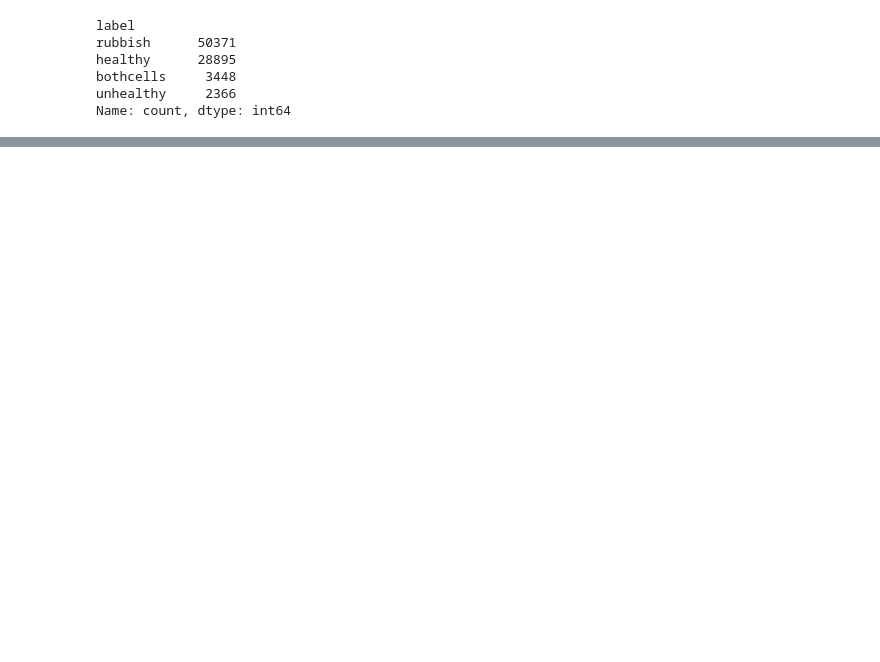
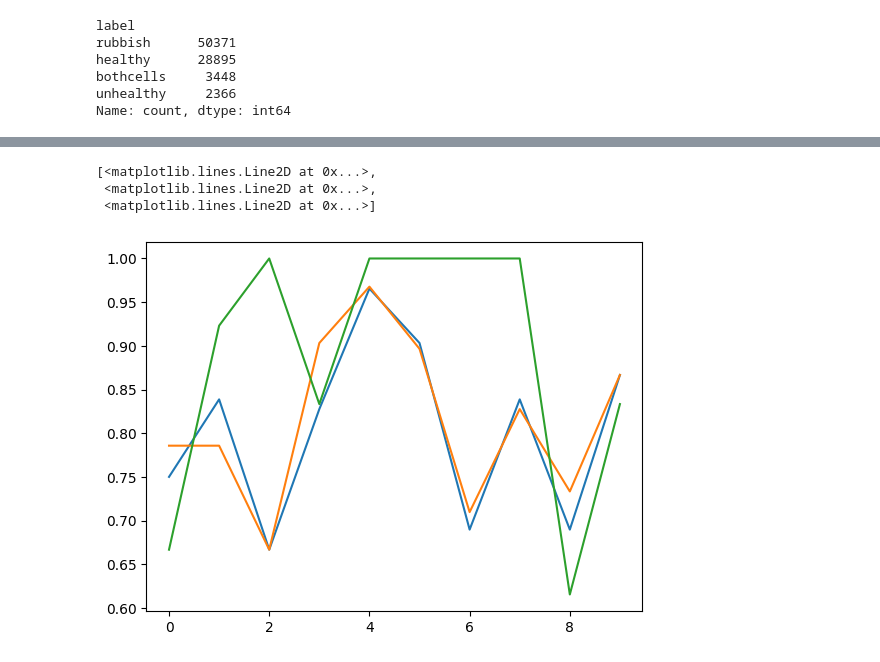
Before and after one commit to Laumartin4/smearly, a Jupyter notebook: notebooks/Eve_smearly.ipynb, the cells around one changed output, grey strips where cells are left out. Drawn from its saved outputs; the diff is of its cells as text; code cells hidden in the pictures; blank space fills up the shorter version.

```diff
--- a/notebooks/Eve_smearly.ipynb
+++ b/notebooks/Eve_smearly.ipynb
@@ -115,0 +242,4 @@ from sklearn.preprocessing import LabelEncoder
+# %%
+from tensorflow.keras.utils import to_categorical
+y_cat_train = to_categorical(y_train)
+y_cat_train.shape, y_cat_train
@@ -136,0 +409,8 @@ model.summary()
+# %%
+model_2 = Sequential()
+model_2.add(layers.Input((224, 224, 3)))
+model_2.add(layers.Rescaling(1./255))
+model_2.add(layers.Flatten())
+model_2.add(layers.Dense(3, activation="softmax"))
+model_2.compile(loss='categorical_crossentropy', optimizer='adam', metrics=['f1_score'])
+model_2.summary()
@@ -136,0 +431,2 @@ model.summary()
+# %%
+history = model_2.fit(X_train, y_cat_train, batch_size=batch_size, epochs=10, validation_split=0.2)
@@ -136,0 +467,7 @@ model.summary()
+# %%
+plt.plot(history.history['f1_score'])
+# %% [output]
+[<matplotlib.lines.Line2D at 0x...>,
+ <matplotlib.lines.Line2D at 0x...>,
+ <matplotlib.lines.Line2D at 0x...>]
+[figure, added]
```
Also changed, not shown: parts of 36 cells of this notebook.
